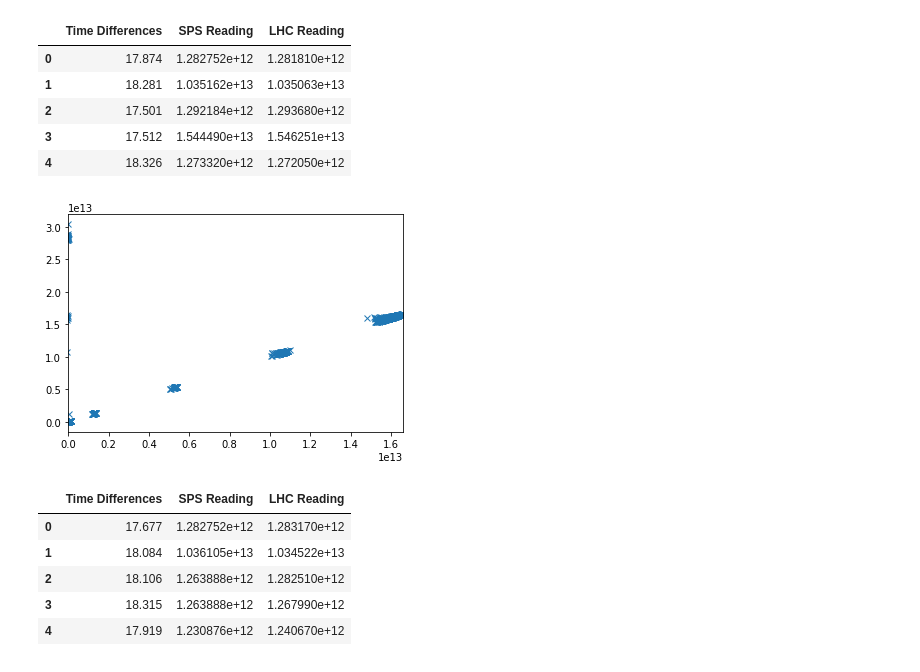
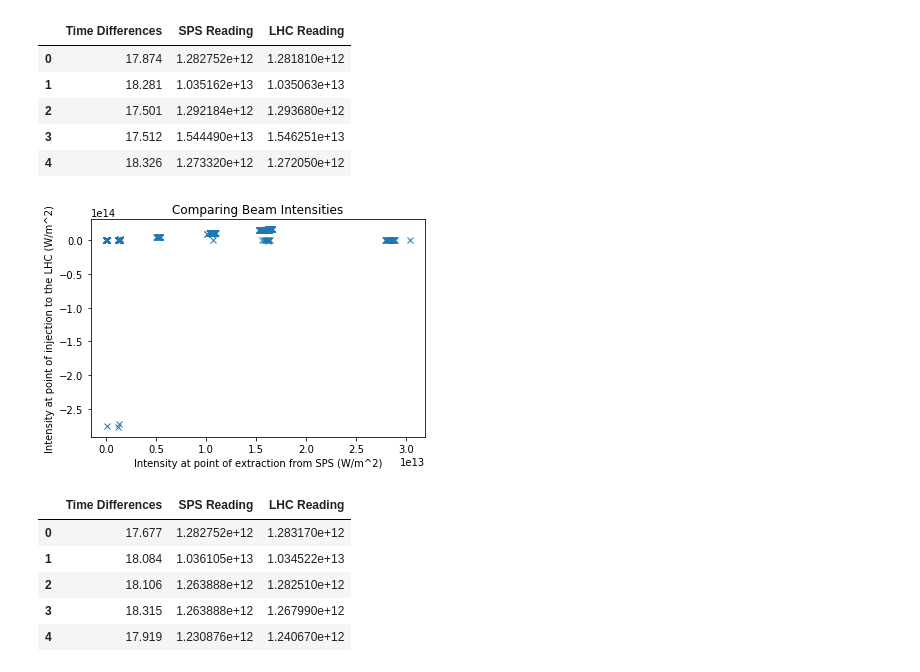
Before and after one commit to mfer0010/BscThesis, a Jupyter notebook: Jupyter Notebook Code/03_Merging SPS and LHC.ipynb, the cells around one changed output. Saved outputs shown, nothing was run; the diff lists cells and outputs as text; code cells hidden in the pictures.

```diff
--- a/Jupyter Notebook Code/03_Merging SPS and LHC.ipynb
+++ b/Jupyter Notebook Code/03_Merging SPS and LHC.ipynb
@@ -52,12 +52,16 @@ Beam1_df.head()
 | 4 | 18.326 | 1.273320e+12 | 1.272050e+12 |
 # %%
 #plot the correlations
-plt.plot(Beam1_df['LHC Reading'],Beam1_df['SPS Reading'],'x')
+plt.plot(Beam1_df['SPS Reading'],Beam1_df['LHC Reading'],'x')
+plt.xlabel('Intensity at point of extraction from SPS (W/m^2)')
+plt.ylabel('Intensity at point of injection to the LHC (W/m^2)')
+plt.title('Comparing Beam Intensities')
 #Note I took of the negative LHC Readings, what do these mean??
-plt.xlim(0,max(Beam1_df['LHC Reading']))
+#plt.xlim(0,1e11)#max(Beam1_df['LHC Reading']))
+#plt.ylim(0,1e11)
 plt.show()
 # %% [output]
-[figure, old version]
+[figure, new version]
 # %%
 #Similar to above but for beam 2
 count_sps = 0
```
Also changed, not shown: 10 other files.
